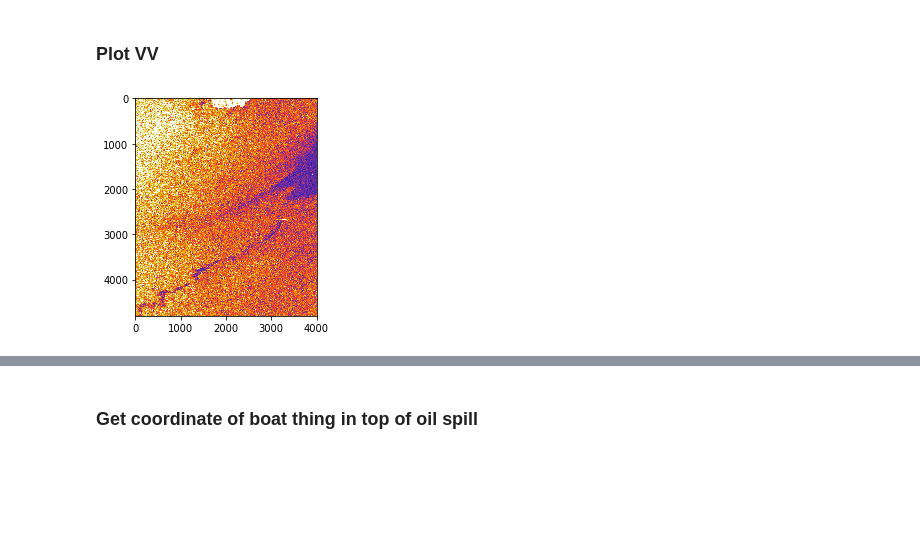
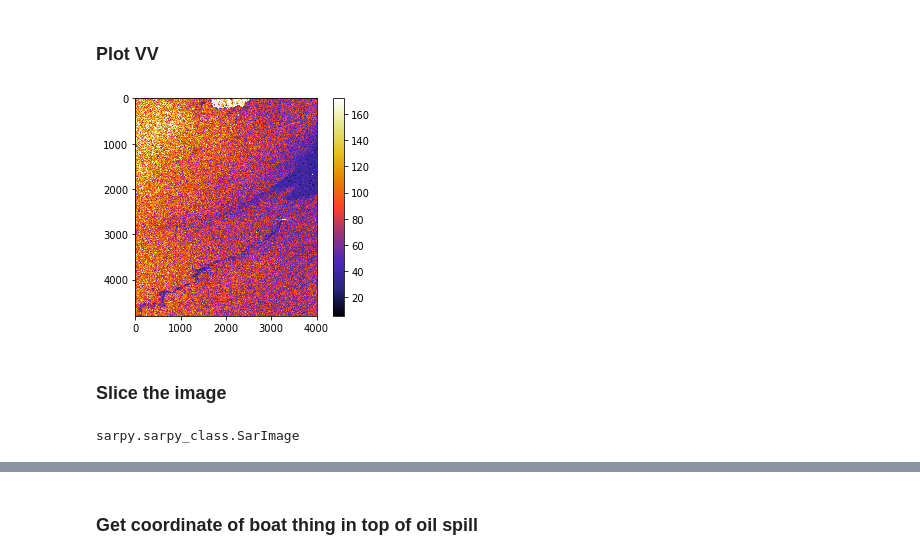
Before and after one commit to eyhl/sarpy, a Jupyter notebook: Load_example.ipynb, the cells around one changed output, grey strips where cells are left out. Drawn from its saved outputs; the diff is of its cells as text; code cells hidden in the pictures; blank space fills up the shorter version.

```diff
--- a/Load_example.ipynb
+++ b/Load_example.ipynb
@@ -67,6 +37,13 @@ a=plt.imshow(test.bands[0],cmap = 'CMRmap',vmin=0,vmax=np.quantile(test.bands[0]
 # %% [markdown]
 ### Plot VV
-# %%
-a=plt.imshow(test.bands[1],cmap = 'CMRmap',vmin=0,vmax=np.quantile(test.bands[1].reshape(-1),0.95))
-# %% [output]
-[figure, removed]
+# %%
+test.simple_plot(1,0.99,cmap = 'CMRmap')
+# %% [output]
+[figure, added]
+# %% [markdown]
+### Slice the image
+# %%
+test_2 = test[2000:3000:2,3000::2]
+type(test_2)
+# %% [output]
+sarpy.sarpy_class.SarImage
```
Also changed, not shown: parts of 14 cells of this notebook.
